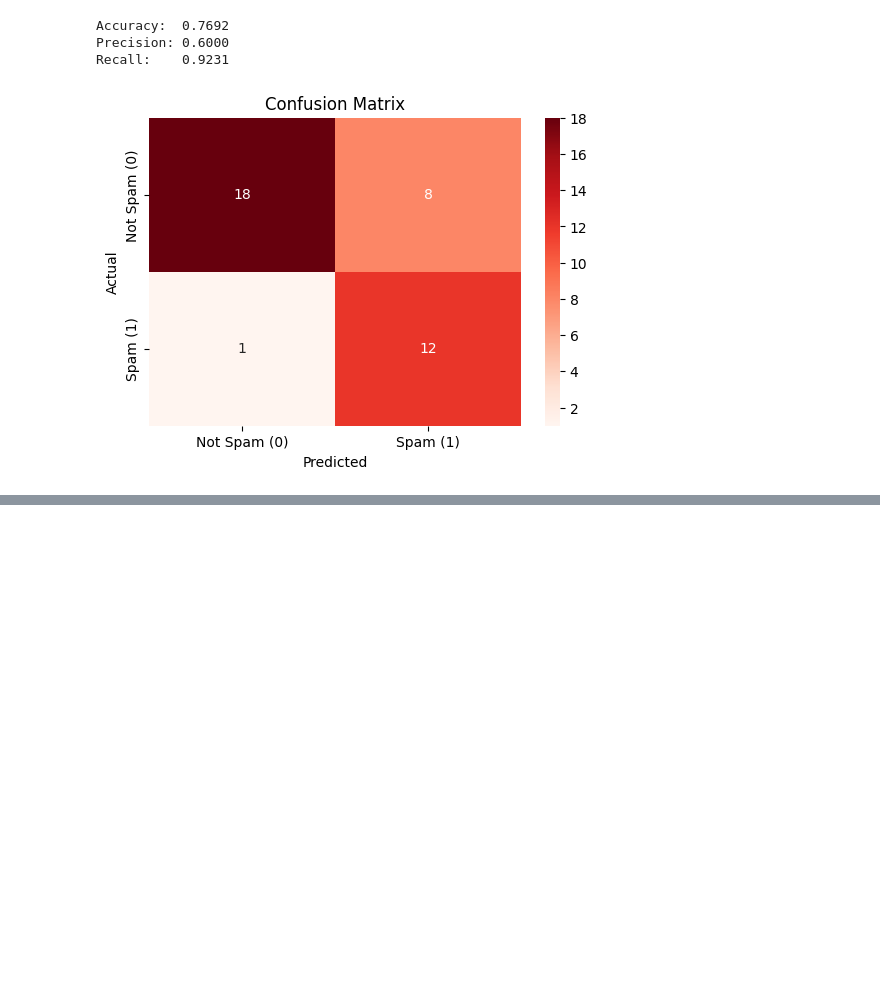
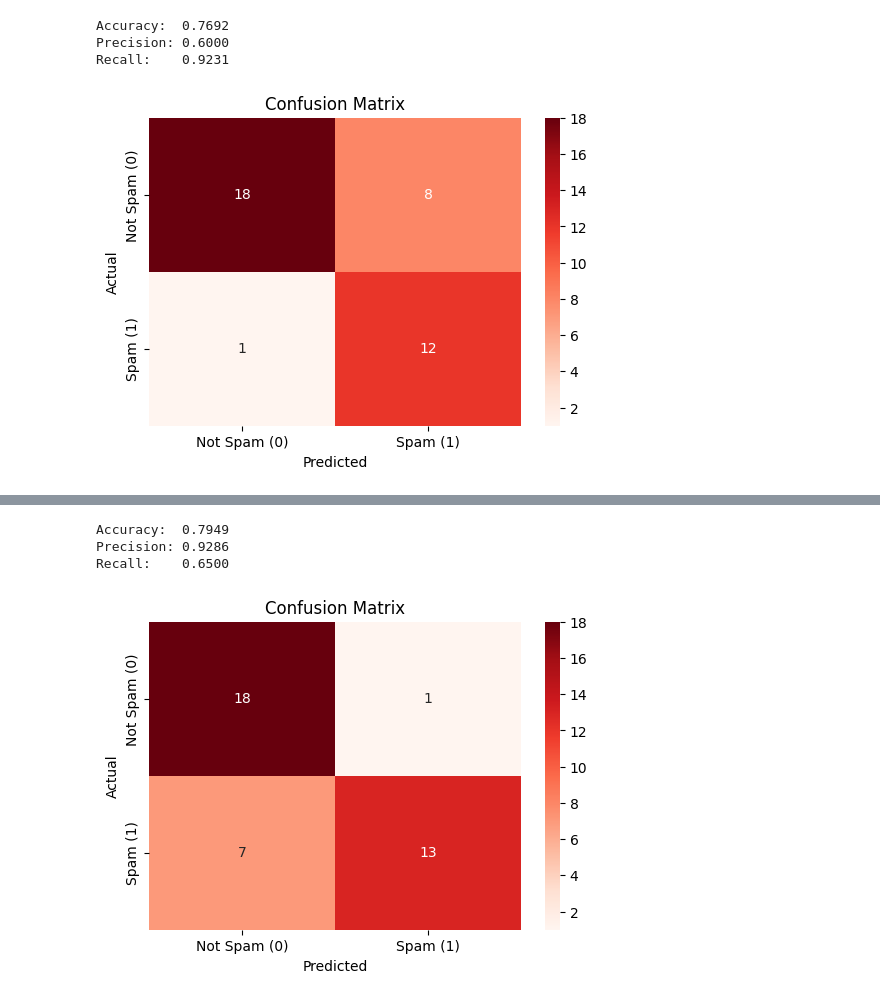
Before and after one commit to HassanTuray/TechyTerps, a Jupyter notebook: model/notebooks/LogisticRegression.ipynb, the cells around one changed output, grey strips where cells are left out. Saved outputs shown, nothing was run; the diff lists cells and outputs as text; code cells hidden in the pictures; blank space fills up the shorter version.

```diff
--- a/model/notebooks/LogisticRegression.ipynb
+++ b/model/notebooks/LogisticRegression.ipynb
@@ -154,0 +186,8 @@ print(len(prob_baselr))
+# %%
+# extract more features from the text
+features_df = extract_features(df['Message'])
+
+df = pd.concat([df.reset_index(drop=True),
+                       features_df.reset_index(drop=True)], axis=1)
+
+df.head()
@@ -154,0 +201,41 @@ print(len(prob_baselr))
+# %%
+text_feature = 'Message'
+
+numeric_features = [
+    'length',
+    'digit_count',
+    'special_char_count',
+    'uppercase_count',
+    'spam_indicator_count',
+    'has_phone',
+    'has_money_symbol'
+]
+# %%
+preprocess = ColumnTransformer([
+    ('tfidf', TfidfVectorizer(stop_words='english'), text_feature),
+    ('num', StandardScaler(), numeric_features)
+])
+# %%
+pipeline = Pipeline([
+    ('preprocess', preprocess),
+    ('lr_feat', LogisticRegression())
+])
+
+
+X = df[[text_feature] + numeric_features]
+y = df['Scam']
+
+X_train, X_test, y_train, y_test2 = train_test_split(
+    X, y, test_size=0.2, random_state=42, stratify=y
+)
+pipeline.fit(X_train, y_train)
+
+y_pred = pipeline.predict(X_test)
+y_proba = pipeline.predict_proba(X_test)[:,1]
+# %%
+model_evaluation(y_test2, y_pred)
+# %% [output]
+Accuracy:  0.7949
+Precision: 0.9286
+Recall:    0.6500
+[figure, added]
```
Also changed, not shown: parts of 17 cells of this notebook.
